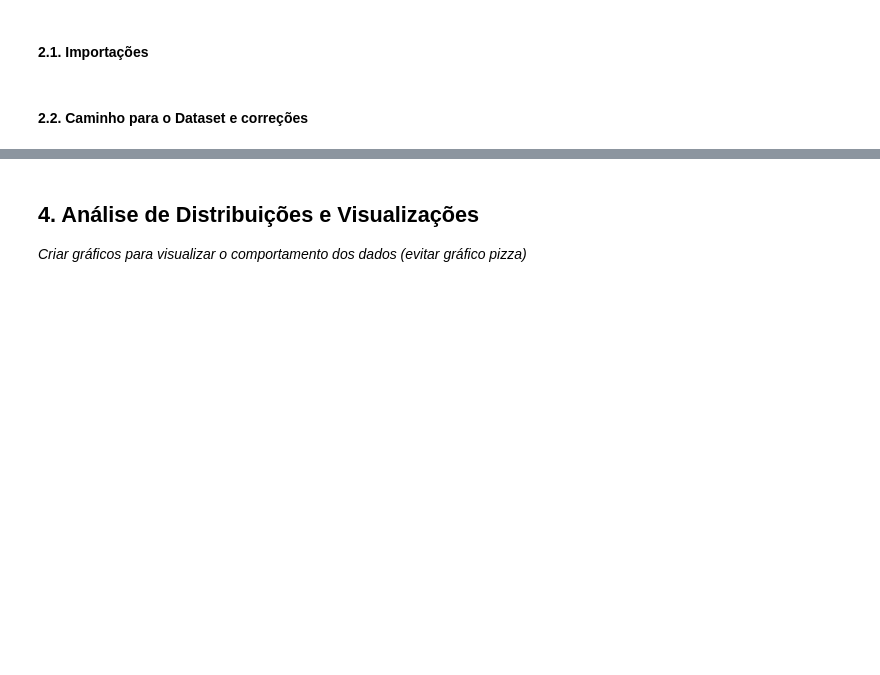
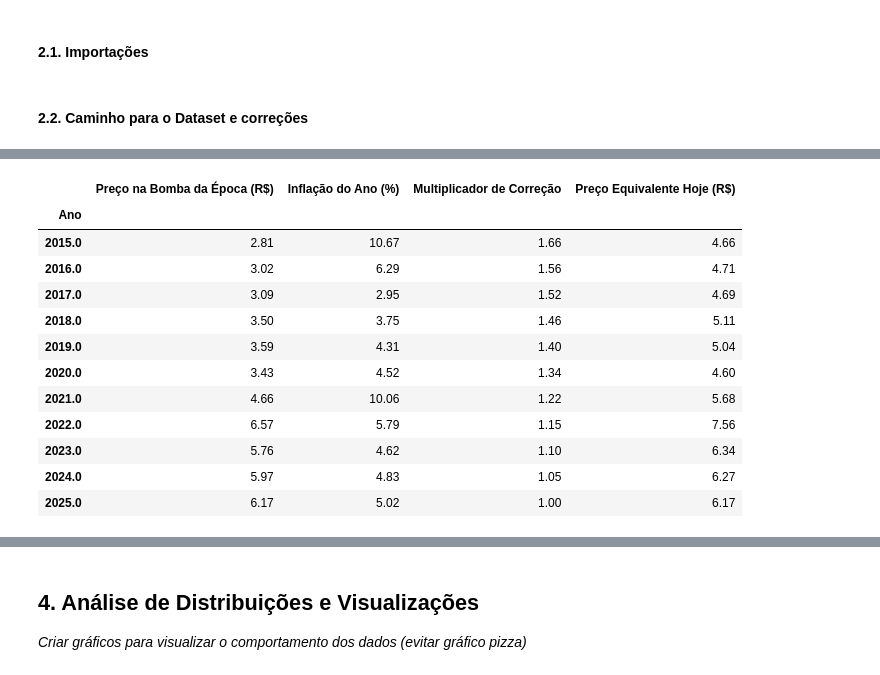
Before and after one commit to LucasCabra7/precos-combustiveis-brasil-2015-2025, a Jupyter notebook: Grupo_4_Análise_Exploratória_e_Modelagem_Preditiva_dos_Preços_de_Combustíveis_no_Brasil_(2015–2025).ipynb, the cells around one changed output, grey strips where cells are left out. Drawn from its saved outputs; the diff is of its cells as text; code cells hidden in the pictures; blank space fills up the shorter version.

```diff
--- a/Grupo_4_Análise_Exploratória_e_Modelagem_Preditiva_dos_Preços_de_Combustíveis_no_Brasil_(2015–2025).ipynb
+++ b/Grupo_4_Análise_Exploratória_e_Modelagem_Preditiva_dos_Preços_de_Combustíveis_no_Brasil_(2015–2025).ipynb
@@ -794,0 +911,72 @@ Essa análise contribui para uma compreensão mais aprofundada do comportamento
+# %%
+
+class CalculadoraDeInflacaoIPCA:
+    def gerar_relatorio_de_fator_de_correcao(self):
+        dados_bcb = {
+            2015: 10.67, 2016: 6.29, 2017: 2.95, 2018: 3.75, 2019: 4.31,
+            2020: 4.52, 2021: 10.06, 2022: 5.79, 2023: 4.62, 2024: 4.83, 2025: 5.02
+        }
+        df_ipca = pd.DataFrame(list(dados_bcb.items()), columns=['Ano', 'IPCA_Anual_Percentual'])
+
+        df_ipca['Multiplicador'] = 1 + (df_ipca['IPCA_Anual_Percentual'] / 100)
+        df_ipca = df_ipca.sort_values(by='Ano', ascending=False)
+
+        df_ipca['Fator_Correcao'] = df_ipca['Multiplicador'].cumprod().shift(1).fillna(1.0)
+        df_ipca = df_ipca.sort_values(by='Ano')
+
+        # Retornando exatamente os nomes criados
+        return df_ipca[['Ano', 'IPCA_Anual_Percentual', 'Fator_Correcao']]
+
+class AnalisadorDeEvolucaoRealVsNominalPrecos:
+    def __init__(self, dataframe: pd.DataFrame, calculadora_ipca: CalculadoraDeInflacaoIPCA):
+        self.dataframe = dataframe.copy()
+        self.calculadora_ipca = calculadora_ipca
+        self._garantir_coluna_ano()
+
+    def _garantir_coluna_ano(self):
+        if 'Ano' not in self.dataframe.columns:
+            self.dataframe['Data da Coleta'] = pd.to_datetime(self.dataframe['Data da Coleta'], errors='coerce')
+            self.dataframe['Ano'] = self.dataframe['Data da Coleta'].dt.year
+
+    def processar_relatorio_evolucao_do_produto(self, nome_do_produto: str, df_inflacao: pd.DataFrame):
+        dados_do_produto = self.dataframe[self.dataframe['Produto'] == nome_do_produto]
+
+        estatatisticas_nominais = (
+            dados_do_produto
+            .groupby('Ano')['Valor de Venda']
+            .agg(Media_Nominal='mean')
+            .reset_index()
+        )
+
+        tabela_ipca_correcao = pd.merge(estatatisticas_nominais, df_inflacao, on='Ano', how='left')
+
+        # Multiplicando
+        tabela_ipca_correcao['Media_Real'] = (tabela_ipca_correcao['Media_Nominal'] * tabela_ipca_correcao['Fator_Correcao']).round(2)
+
+        # Renomear colunas
+        tabela_ipca_correcao_renomeada = tabela_ipca_correcao.rename(columns={
+            'Media_Nominal': 'Preço na Bomba da Época (R$)',
+            'Media_Real': 'Preço Equivalente Hoje (R$)',
+            'IPCA_Anual_Percentual': 'Inflação do Ano (%)',
+            'Fator_Correcao': 'Multiplicador de Correção'
+        }).set_index('Ano').round(2)
+
+        return tabela_ipca_correcao_renomeada
+
+    def exibir_relatorio_ajustados_pela_inflacao(self):
+        print("\n" + "-"*80)
+        print(" 💰 ANÁLISE DE PODER DE COMPRA: PREÇO NOMINAL VS PREÇO REAL (AJUSTADO IPCA) 💰")
+        print("-" * 80 + "\n")
+
+        dataFrame_inflacao = self.calculadora_ipca.gerar_relatorio_de_fator_de_correcao()
+        produtos_unicos_ordenados = sorted(self.dataframe['Produto'].dropna().unique())
+
+        for produto in produtos_unicos_ordenados:
+            print(f"\n ⛽ PRODUTO: {produto}\n")
+            relatorio_final = self.processar_relatorio_evolucao_do_produto(produto, dataFrame_inflacao)
+            display(relatorio_final)
+
+calculadora_ipca = CalculadoraDeInflacaoIPCA()
+analisador_evolucao_real_vs_nominal = AnalisadorDeEvolucaoRealVsNominalPrecos(dataframe_final, calculadora_ipca)
+analisador_evolucao_real_vs_nominal.exibir_relatorio_ajustados_pela_inflacao()
+# %% [output]
@@ -794,0 +989,13 @@ Essa análise contribui para uma compreensão mais aprofundada do comportamento
+|  | Preço na Bomba da Época (R$) | Inflação do Ano (%) | Multiplicador de Correção | Preço Equivalente Hoje (R$) |
+| Ano |  |  |  |  |
+| 2015.0 | 2.81 | 10.67 | 1.66 | 4.66 |
+| 2016.0 | 3.02 | 6.29 | 1.56 | 4.71 |
+| 2017.0 | 3.09 | 2.95 | 1.52 | 4.69 |
+| 2018.0 | 3.50 | 3.75 | 1.46 | 5.11 |
+| 2019.0 | 3.59 | 4.31 | 1.40 | 5.04 |
+| 2020.0 | 3.43 | 4.52 | 1.34 | 4.60 |
+| 2021.0 | 4.66 | 10.06 | 1.22 | 5.68 |
+| 2022.0 | 6.57 | 5.79 | 1.15 | 7.56 |
+| 2023.0 | 5.76 | 4.62 | 1.10 | 6.34 |
+| 2024.0 | 5.97 | 4.83 | 1.05 | 6.27 |
+| 2025.0 | 6.17 | 5.02 | 1.00 | 6.17 |
```
Also changed, not shown: parts of 40 cells of this notebook, 1 other file.
